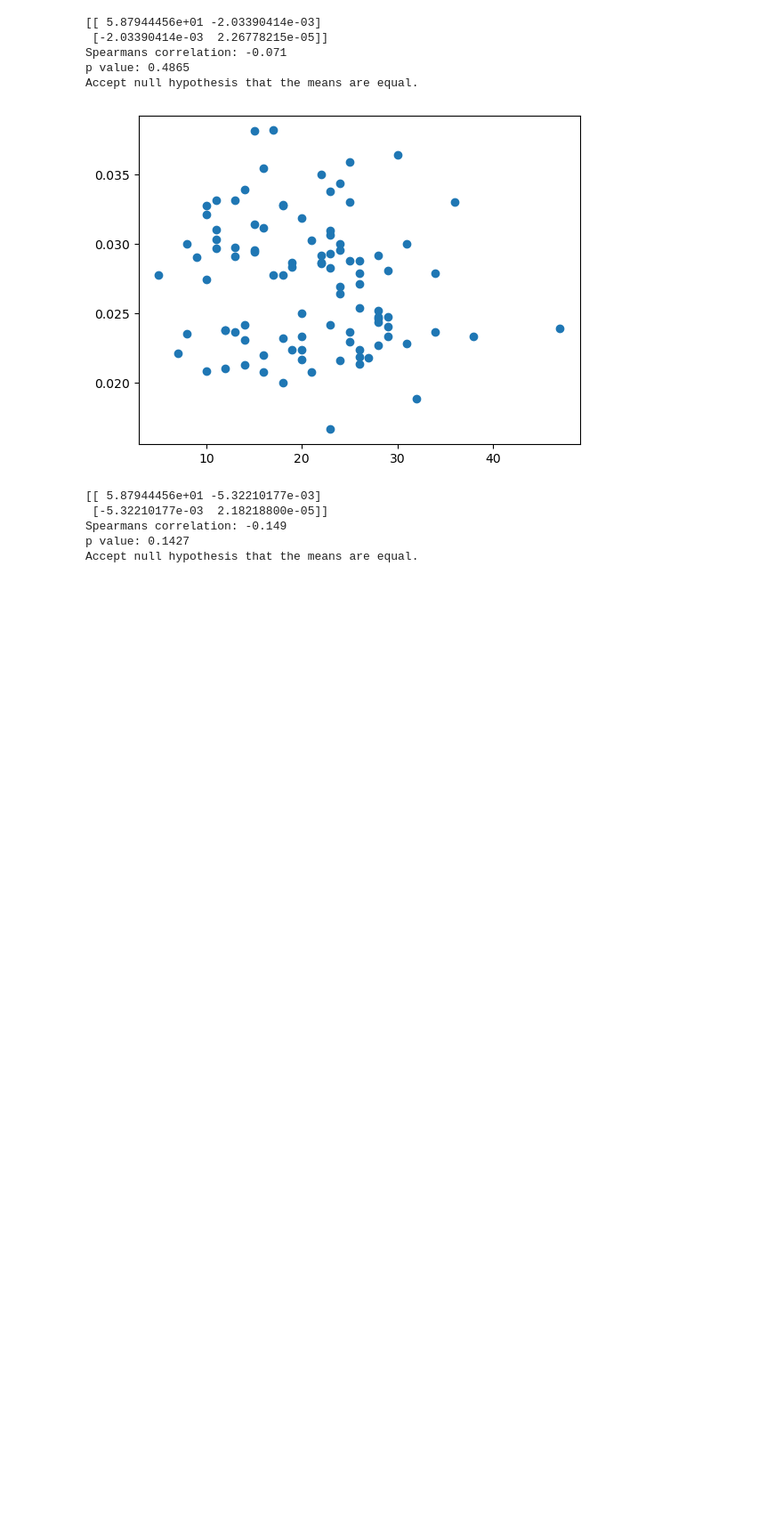
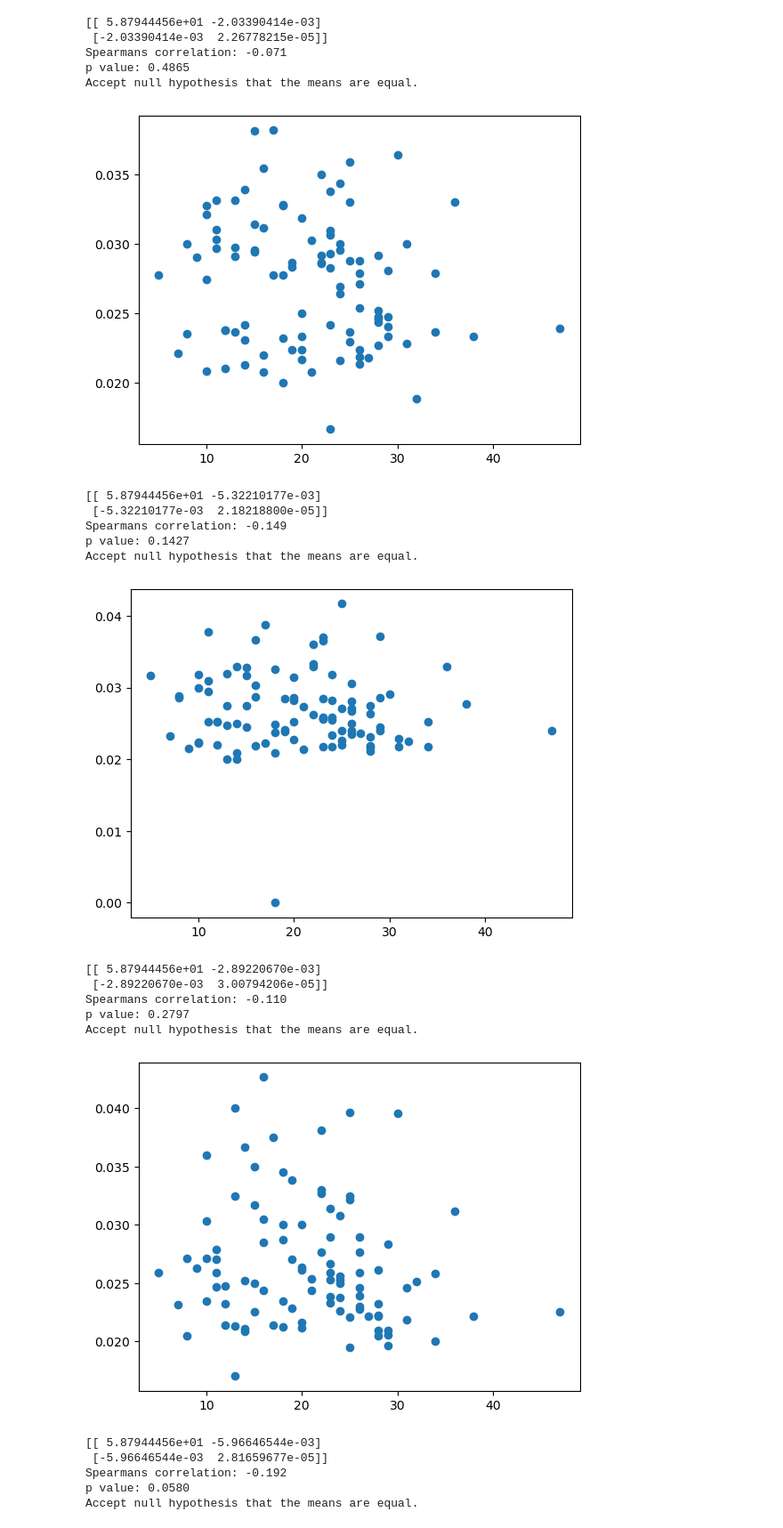
Before and after one commit to fareri-lab/WTP_Rejection_Choice_Pub, a Jupyter notebook: correlations.ipynb, the cells around one changed output. Shown at 89% size. Cells and saved outputs as stored; diff of their text form; code cells hidden in the pictures; blank space fills up the shorter version.

Commit message:
SJG 4/8
updated correlations with nonsocial amount spent

```diff
--- a/correlations.ipynb
+++ b/correlations.ipynb
@@ -513,3 +515,48 @@ Accept null hypothesis that the means are equal.
 Spearmans correlation: -0.149
 p value: 0.1427
 Accept null hypothesis that the means are equal.
+# %%
+# nonsocial_decisionprice_mean // AQ
+pyplot.scatter(aq['AQ'],rej['nonsocial_decisionprice_mean'])
+pyplot.show()
+covariance = cov(aq['AQ'],rej['nonsocial_decisionprice_mean'])
+print(covariance)
+corr, _ = spearmanr(aq['AQ'],rej['nonsocial_decisionprice_mean'])
+print('Spearmans correlation: %.3f' % corr)
+r,p = scipy.stats.spearmanr(aq['AQ'],rej['nonsocial_decisionprice_mean'])
+print('p value: %.4f' % p)
+
+alpha = 0.05
+if p > alpha:
+ print('Accept null hypothesis that the means are equal.')
+else:
+    print('Reject the null hypothesis that the means are equal.')
+
+
+pyplot.scatter(aq['AQ'],acc['nonsocial_decisionprice_mean'])
+pyplot.show()
+covariance = cov(aq['AQ'],acc['nonsocial_decisionprice_mean'])
+print(covariance)
+corr, _ = spearmanr(aq['AQ'],acc['nonsocial_decisionprice_mean'])
+print('Spearmans correlation: %.3f' % corr)
+r,p = scipy.stats.spearmanr(aq['AQ'],acc['nonsocial_decisionprice_mean'])
+print('p value: %.4f' % p)
+
+alpha = 0.05
+if p > alpha:
+ print('Accept null hypothesis that the means are equal.')
+else:
+    print('Reject the null hypothesis that the means are equal.')
+# %% [output]
+[figure, added]
+[[ 5.87944456e+01 -2.89220670e-03]
+ [-2.89220670e-03  3.00794206e-05]]
+Spearmans correlation: -0.110
+p value: 0.2797
+Accept null hypothesis that the means are equal.
+[figure, added]
+[[ 5.87944456e+01 -5.96646544e-03]
+ [-5.96646544e-03  2.81659677e-05]]
+Spearmans correlation: -0.192
+p value: 0.0580
+Accept null hypothesis that the means are equal.
```
Also changed, not shown: parts of 6 cells of this notebook.
